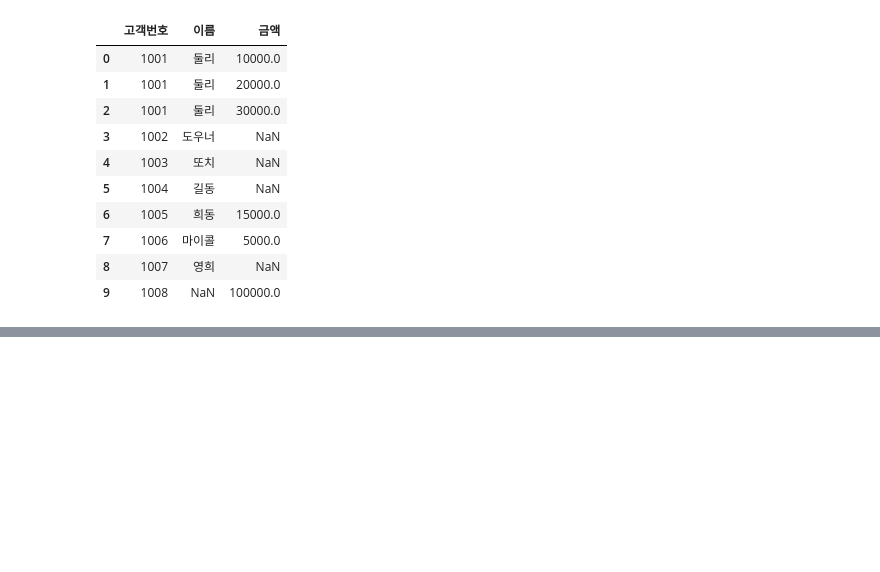
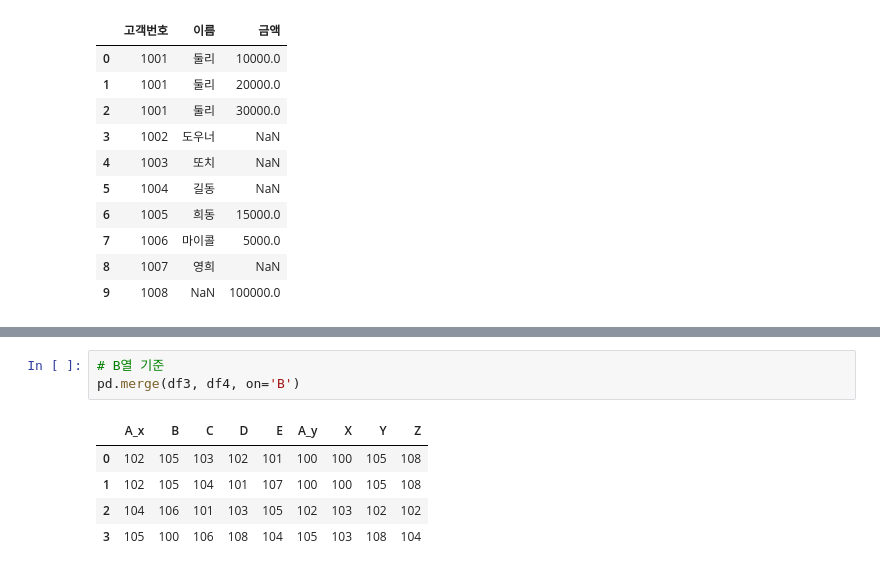
Before and after one commit to bong9C/DataAnalysis-2023.09, a Jupyter notebook: 02.Pandas/07.합성.ipynb, the cells around one changed output, grey strips where cells are left out. Drawn from its saved outputs; the diff is of its cells as text; blank space fills up the shorter version.

```diff
--- a/02.Pandas/07.합성.ipynb
+++ b/02.Pandas/07.합성.ipynb
@@ -84,0 +148,9 @@ pd.merge(df1, df2, how='outer')
+# %%
+# B열 기준
+pd.merge(df3, df4, on='B')
+# %% [output]
+|  | A_x | B | C | D | E | A_y | X | Y | Z |
+| 0 | 102 | 105 | 103 | 102 | 101 | 100 | 100 | 105 | 108 |
+| 1 | 102 | 105 | 104 | 101 | 107 | 100 | 100 | 105 | 108 |
+| 2 | 104 | 106 | 101 | 103 | 105 | 102 | 103 | 102 | 102 |
+| 3 | 105 | 100 | 106 | 108 | 104 | 105 | 103 | 108 | 104 |
```
Also changed, not shown: parts of 22 cells of this notebook, 5 other files.
